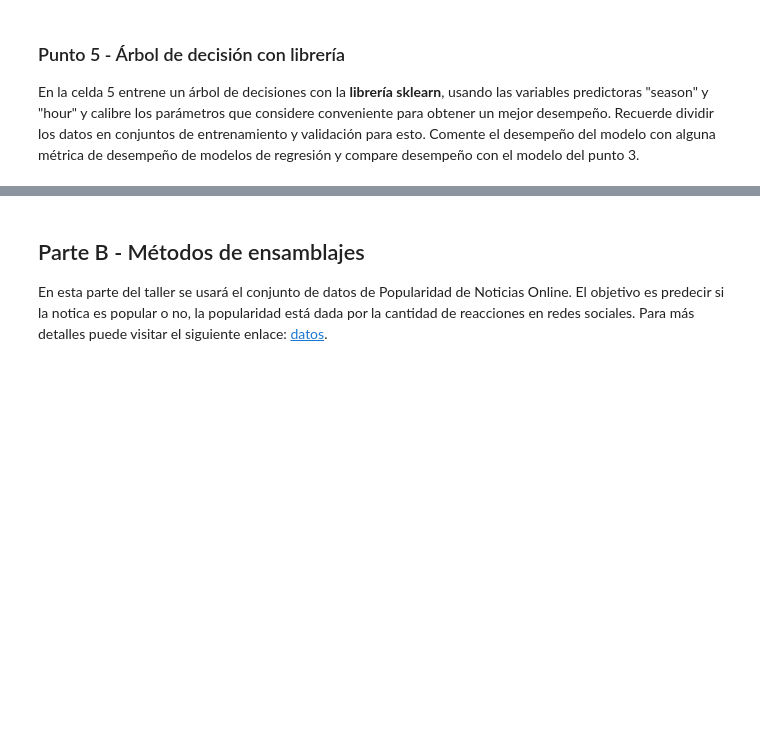
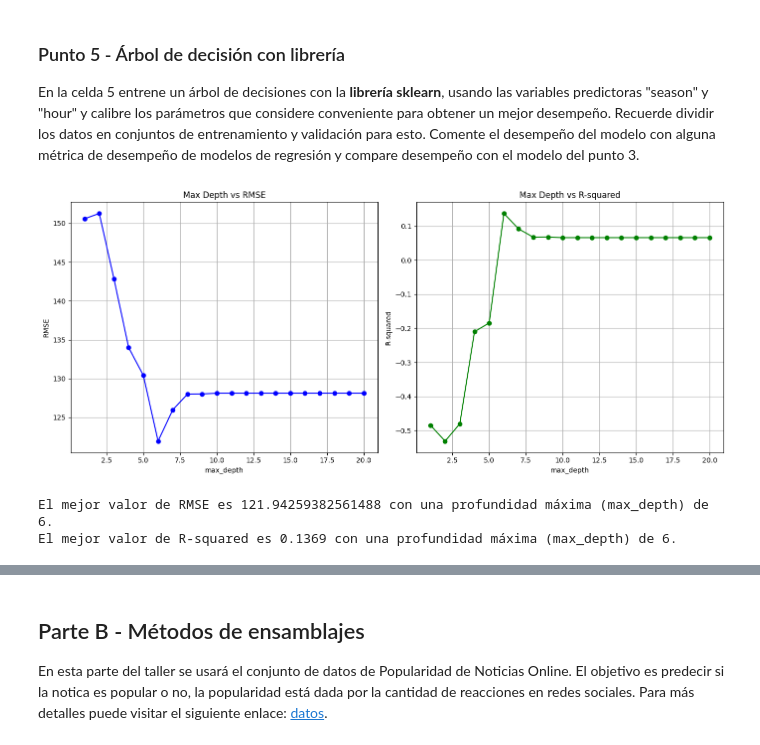
Before and after one commit to valeriaiglesias99/MIAD_ML_NLP_2025, a Jupyter notebook: Semana 1/S1TC1_arboles_ensamblajes.ipynb, the cells around one changed output, grey strips where cells are left out. Saved outputs shown, nothing was run; the diff lists cells and outputs as text; code cells hidden in the pictures; blank space fills up the shorter version.

```diff
--- a/Semana 1/S1TC1_arboles_ensamblajes.ipynb
+++ b/Semana 1/S1TC1_arboles_ensamblajes.ipynb
@@ -79,0 +381,68 @@ En la celda 5 entrene un árbol de decisiones con la **librería sklearn**, usan
+# %%
+# Celda 5
+
+# Filtrar las columnas relevantes
+# Variables predictoras
+X = bikes[['season', 'hour']]
+
+# Variable respuesta
+y = bikes['total']
+
+#Separandao  ls variables en entrenamiento y prueba
+xTrain, xTest, yTrain, yTest = train_test_split(X, y, test_size=0.3, random_state=42)
+
+# Lista de valores para calibrar el criterio de parada de máxima profundidad (max_depth)
+max_depth_range = range(1, 21)
+
+# Lista para guardar los valores de RMSE para cada valor de máxima profundidad (max_depth)
+rmse_scores = []
+# Lista para guardar los valores de R-squared para cada valor de máxima profundidad (max_depth)
+r2_scores = []
+
+# Rango de valores para max_depth
+max_depth_range = range(1, 21)
+
+# Loop para obtener el desempeño del modelo de acuerdo con la máxima profundidad
+for depth in max_depth_range:
+    # Definición del árbol de decisión usando DecisionTreeRegressor de la librería sklearn
+    clf = DecisionTreeRegressor(max_depth=depth, random_state=1)
+
+    # Obtener la puntuación RMSE (usando 'neg_root_mean_squared_error' para que los valores sean negativos)
+    rmse_scores.append(-cross_val_score(clf, X, y, cv=10, scoring='neg_root_mean_squared_error').mean())
+
+    # Obtener la puntuación R-squared
+    r2_scores.append(cross_val_score(clf, X, y, cv=10, scoring='r2').mean())
+
+# Crear la figura para mostrar los dos gráficos
+fig, axes = plt.subplots(1, 2, figsize=(14, 6))  # 1 fila, 2 columnas
+
+# Primer gráfico (RMSE)
+axes[0].plot(max_depth_range, rmse_scores, marker='o', color='b', label='RMSE')
+axes[0].set_xlabel('max_depth')
+axes[0].set_ylabel('RMSE')
+axes[0].set_title('Max Depth vs RMSE')
+axes[0].grid(True)
+
+# Segundo gráfico (R-squared)
+axes[1].plot(max_depth_range, r2_scores, marker='o', color='g', label='R-squared')
+axes[1].set_xlabel('max_depth')
+axes[1].set_ylabel('R-squared')
+axes[1].set_title('Max Depth vs R-squared')
+axes[1].grid(True)
+
+# Ajuste de layout para evitar que los gráficos se superpongan
+plt.tight_layout()
+
+# Mostrar los gráficos
+plt.show()
+
+best_rmse, best_depth = sorted(zip(rmse_scores, max_depth_range))[0]
+print(f"El mejor valor de RMSE es {best_rmse} con una profundidad máxima (max_depth) de {best_depth}.")
+
+# Mejor R-squared (desempeño del modelo) y su correspondiente max_depth
+best_r2, best_depth = sorted(zip(r2_scores, max_depth_range), reverse=True)[0]
+print(f"El mejor valor de R-squared es {best_r2:.4f} con una profundidad máxima (max_depth) de {best_depth}.")
+# %% [output]
+[figure, added]
+El mejor valor de RMSE es 121.94259382561488 con una profundidad máxima (max_depth) de 6.
+El mejor valor de R-squared es 0.1369 con una profundidad máxima (max_depth) de 6.
```
Also changed, not shown: parts of 34 cells of this notebook.
